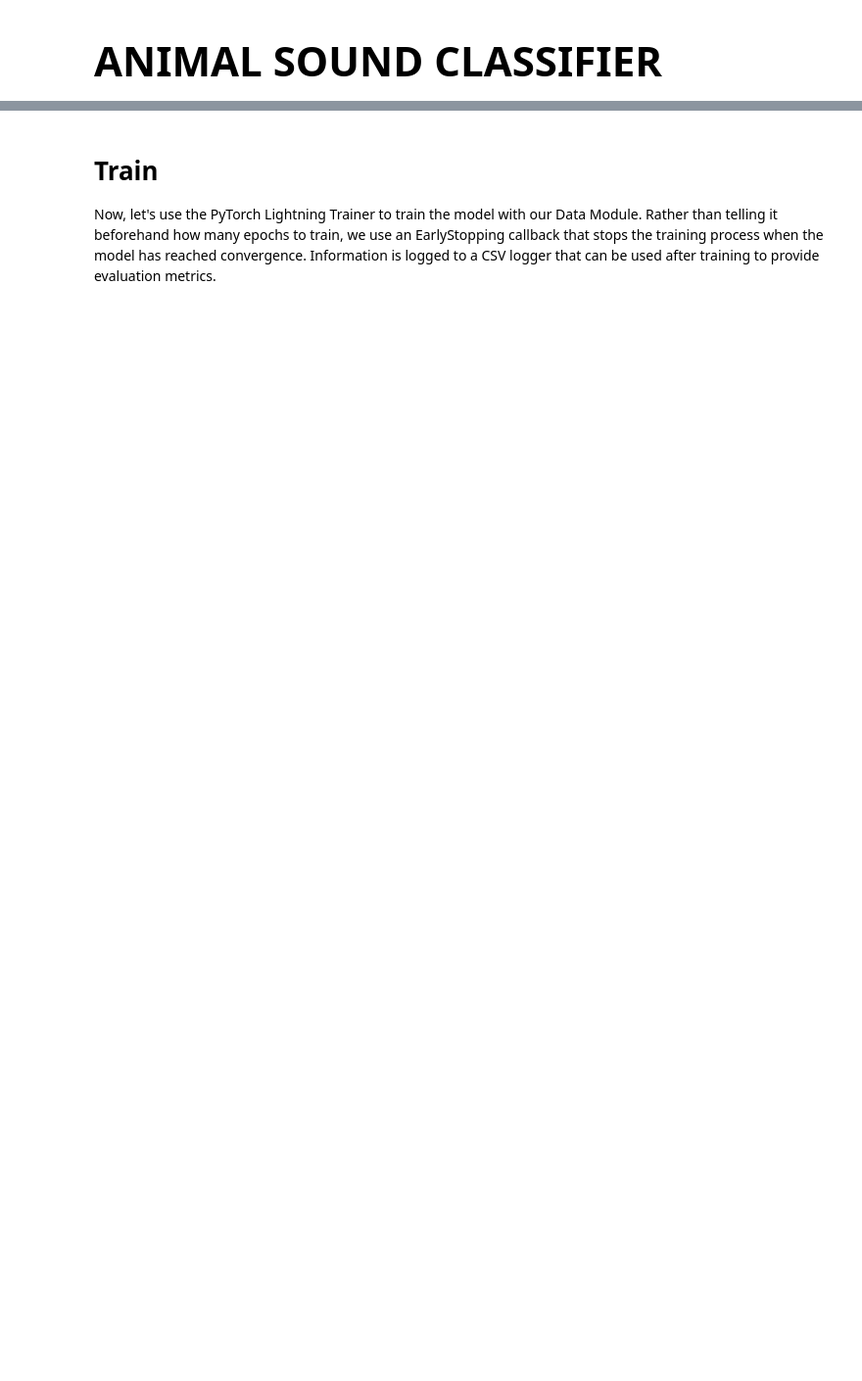
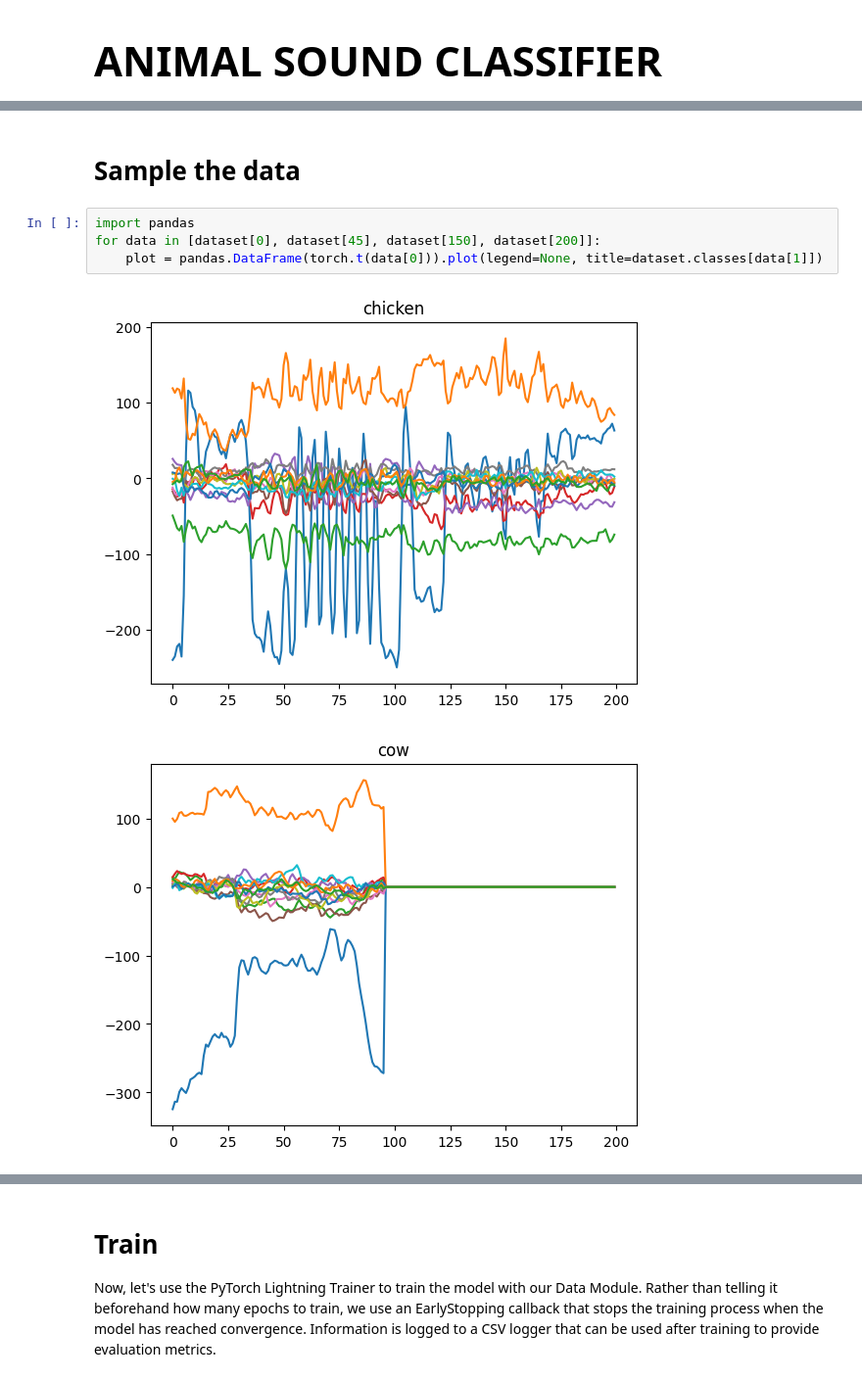
Before and after one commit to bshtmichielsen/classification_audio--animals, a Jupyter notebook: animal-sound-classifier.ipynb, the cells around one changed output, grey strips where cells are left out. Shown at 98% size. Saved outputs shown, nothing was run; the diff lists cells and outputs as text; blank space fills up the shorter version.

```diff
--- a/animal-sound-classifier.ipynb
+++ b/animal-sound-classifier.ipynb
@@ -57,0 +61,9 @@ dataset = AudioDataset(data_path)
+# %% [markdown]
+# Sample the data
+# %%
+import pandas
+for data in [dataset[0], dataset[45], dataset[150], dataset[200]]:
+    plot = pandas.DataFrame(torch.t(data[0])).plot(legend=None, title=dataset.classes[data[1]])
+# %% [output]
+[figure, added]
+[figure, added]
```
Also changed, not shown: parts of 9 cells of this notebook.
